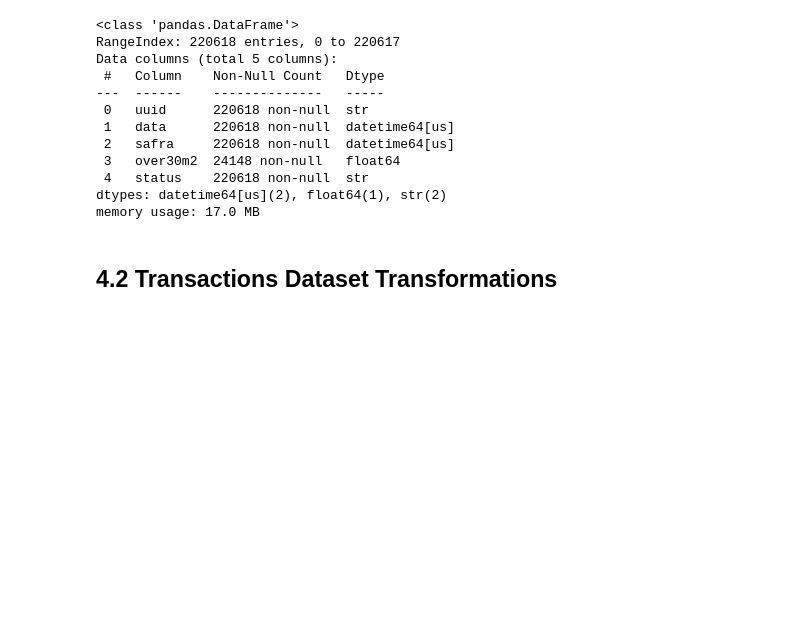
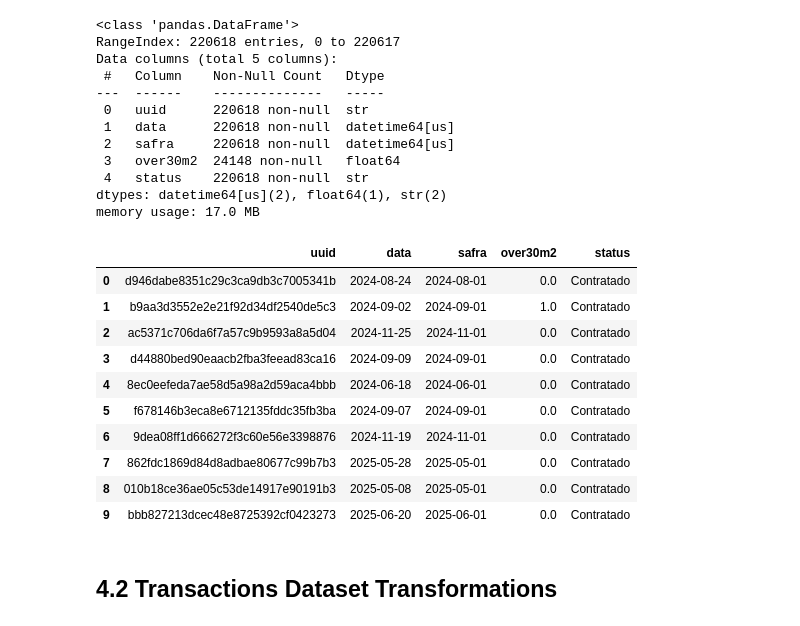
Before and after one commit to VTsilva/case_data_scientist_senior_klavi, a Jupyter notebook: Notebook_processo.ipynb, the cells around one changed output. Cells and saved outputs as stored; diff of their text form; code cells hidden in the pictures; blank space fills up the shorter version.

```diff
--- a/Notebook_processo.ipynb
+++ b/Notebook_processo.ipynb
@@ -563,6 +569,20 @@ Data columns (total 5 columns):
  4   status    220618 non-null  str
 dtypes: datetime64[us](2), float64(1), str(2)
 memory usage: 17.0 MB
+# %%
+base_profile.head(10)
+# %% [output]
+|  | uuid | data | safra | over30m2 | status |
+| 0 | d946dabe8351c29c3ca9db3c7005341b | 2024-08-24 | 2024-08-01 | 0.0 | Contratado |
+| 1 | b9aa3d3552e2e21f92d34df2540de5c3 | 2024-09-02 | 2024-09-01 | 1.0 | Contratado |
+| 2 | ac5371c706da6f7a57c9b9593a8a5d04 | 2024-11-25 | 2024-11-01 | 0.0 | Contratado |
+| 3 | d44880bed90eaacb2fba3feead83ca16 | 2024-09-09 | 2024-09-01 | 0.0 | Contratado |
+| 4 | 8ec0eefeda7ae58d5a98a2d59aca4bbb | 2024-06-18 | 2024-06-01 | 0.0 | Contratado |
+| 5 | f678146b3eca8e6712135fddc35fb3ba | 2024-09-07 | 2024-09-01 | 0.0 | Contratado |
+| 6 | 9dea08ff1d666272f3c60e56e3398876 | 2024-11-19 | 2024-11-01 | 0.0 | Contratado |
+| 7 | 862fdc1869d84d8adbae80677c99b7b3 | 2025-05-28 | 2025-05-01 | 0.0 | Contratado |
+| 8 | 010b18ce36ae05c53de14917e90191b3 | 2025-05-08 | 2025-05-01 | 0.0 | Contratado |
+| 9 | bbb827213dcec48e8725392cf0423273 | 2025-06-20 | 2025-06-01 | 0.0 | Contratado |
 # %% [markdown]
 ## 4.2 Transactions Dataset Transformations
 # %%
```
Also changed, not shown: parts of 32 cells of this notebook, 1 other file.
